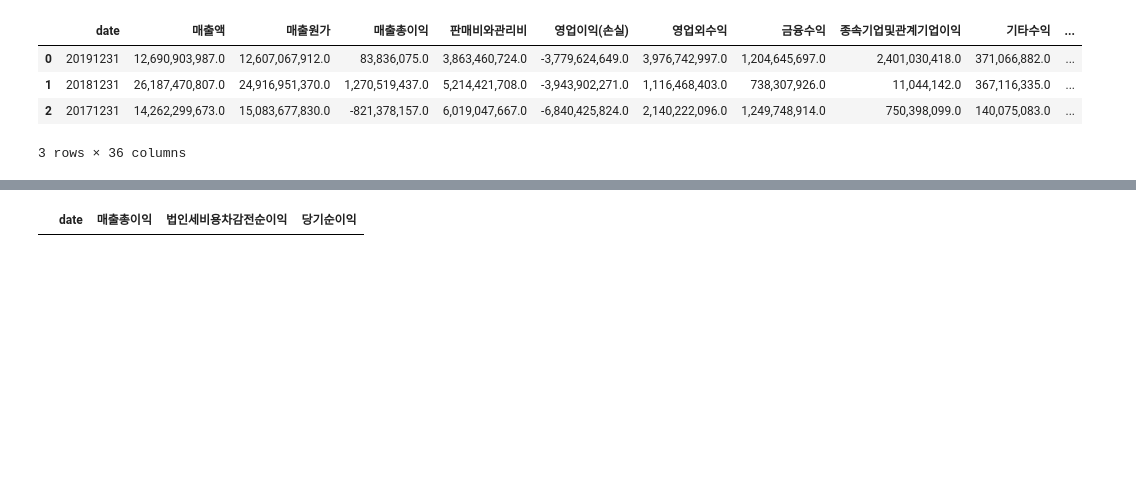
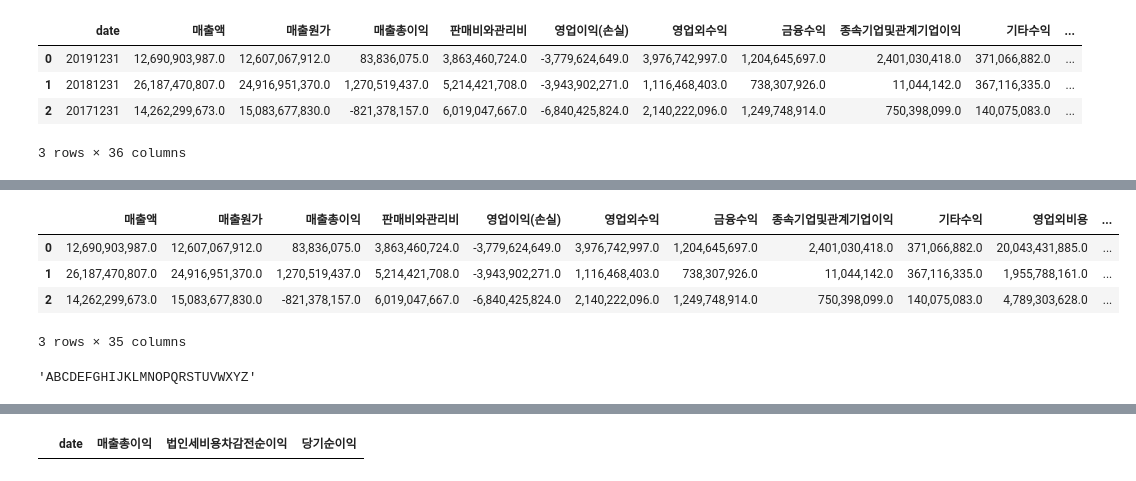
Before and after one commit to Seungki-Jeong/Analysis-of-Corporate-Bankruptcy, a Jupyter notebook: (windows)재무제표, 현금흐름표, 포괄손익계산서 예시-Copy1.ipynb, the cells around one changed output, grey strips where cells are left out. Saved outputs shown, nothing was run; the diff lists cells and outputs as text; code cells hidden in the pictures; blank space fills up the shorter version.

```diff
--- a/(windows)재무제표, 현금흐름표, 포괄손익계산서 예시-Copy1.ipynb
+++ b/(windows)재무제표, 현금흐름표, 포괄손익계산서 예시-Copy1.ipynb
@@ -260,0 +290,9 @@ df_cis_1.head()
+# %%
+df_cis_2 = df_cis_1.iloc[:,1:36]
+df_cis_2
+# %% [output]
+|  | 매출액 | 매출원가 | 매출총이익 | 판매비와관리비 | 영업이익(손실) | 영업외수익 | 금융수익 | 종속기업및관계기업이익 | 기타수익 | 영업외비용 | ... |
+| 0 | 12,690,903,987.0 | 12,607,067,912.0 | 83,836,075.0 | 3,863,460,724.0 | -3,779,624,649.0 | 3,976,742,997.0 | 1,204,645,697.0 | 2,401,030,418.0 | 371,066,882.0 | 20,043,431,885.0 | ... |
+| 1 | 26,187,470,807.0 | 24,916,951,370.0 | 1,270,519,437.0 | 5,214,421,708.0 | -3,943,902,271.0 | 1,116,468,403.0 | 738,307,926.0 | 11,044,142.0 | 367,116,335.0 | 1,955,788,161.0 | ... |
+| 2 | 14,262,299,673.0 | 15,083,677,830.0 | -821,378,157.0 | 6,019,047,667.0 | -6,840,425,824.0 | 2,140,222,096.0 | 1,249,748,914.0 | 750,398,099.0 | 140,075,083.0 | 4,789,303,628.0 | ... |
+3 rows × 35 columns
@@ -261,3 +301,7 @@ df_cis_1.head()
+# %%
+string.ascii_uppercase
+# %% [output]
+'ABCDEFGHIJKLMNOPQRSTUVWXYZ'
 # %%
 import numpy as np
 # %%
```
Also changed, not shown: parts of 14 cells of this notebook, 4 other files.
